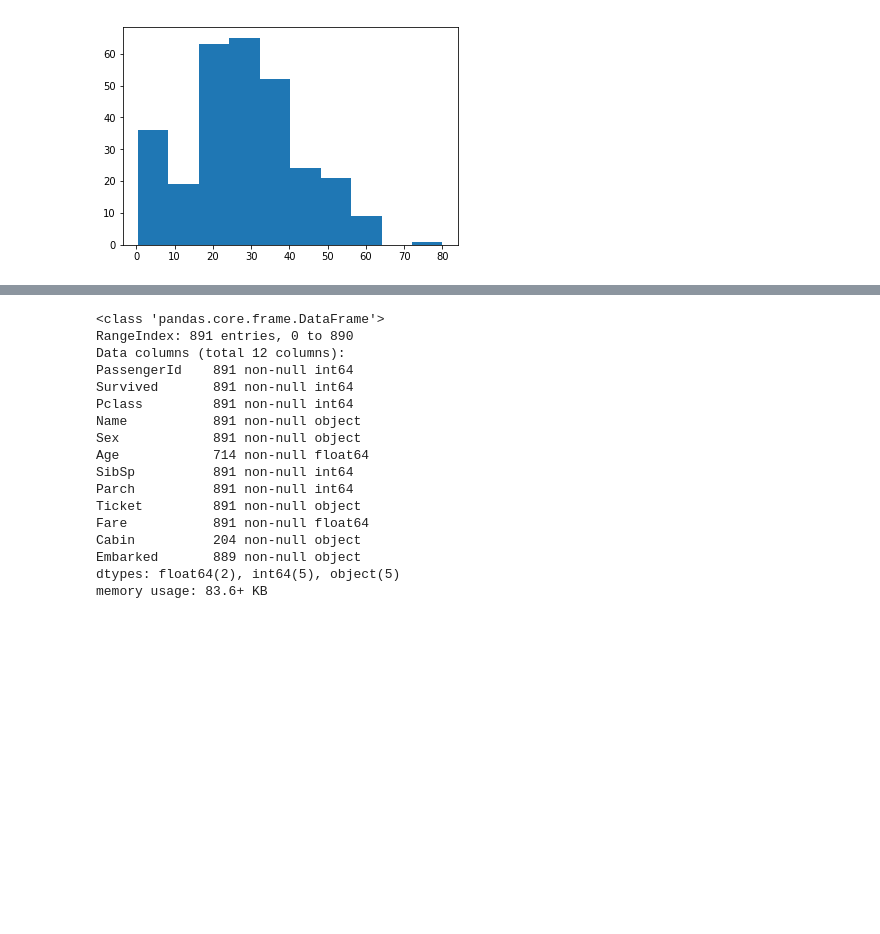
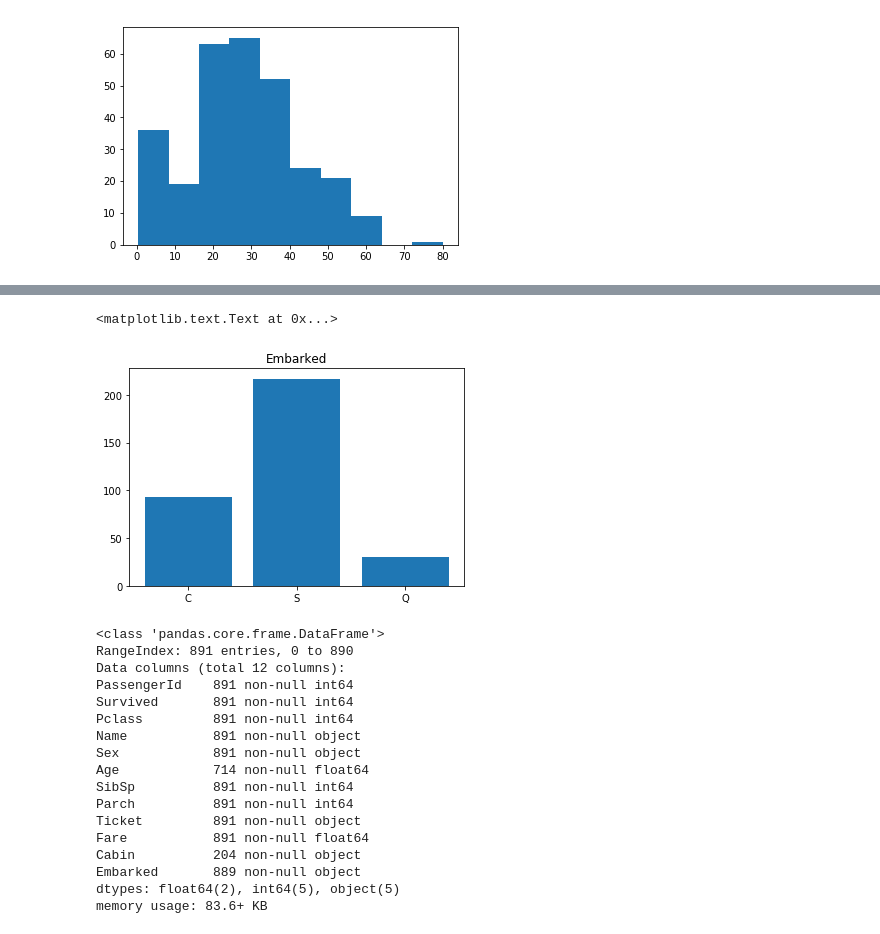
Before and after one commit to iamzafran/Machine-Learning, a Jupyter notebook: Chapter 1/titanic.ipynb, the cells around one changed output, grey strips where cells are left out. Cells and saved outputs as stored; diff of their text form; code cells hidden in the pictures; blank space fills up the shorter version.

```diff
--- a/Chapter 1/titanic.ipynb
+++ b/Chapter 1/titanic.ipynb
@@ -118,0 +112,17 @@ Name: Embarked, dtype: object
+# %%
+embarked = data['Embarked']
+embarked_survived = embarked[survived]
+embarked = embarked_survived.dropna()
+embarked.values
+c = embarked[embarked.str.match('C')]
+s = embarked[embarked.str.match('S')]
+q = embarked[embarked.str.match('Q')]
+
+xlabel = ['C', 'S', 'Q']
+xticks = np.arange(len(xlabel))
+plt.bar(xticks, [len(c), len(s), len(q)] )
+plt.xticks(xticks, xlabel)
+plt.title("Embarked")
+# %% [output]
+<matplotlib.text.Text at 0x...>
+[figure, added]
```
Also changed, not shown: parts of 38 cells of this notebook, 1 other file.
